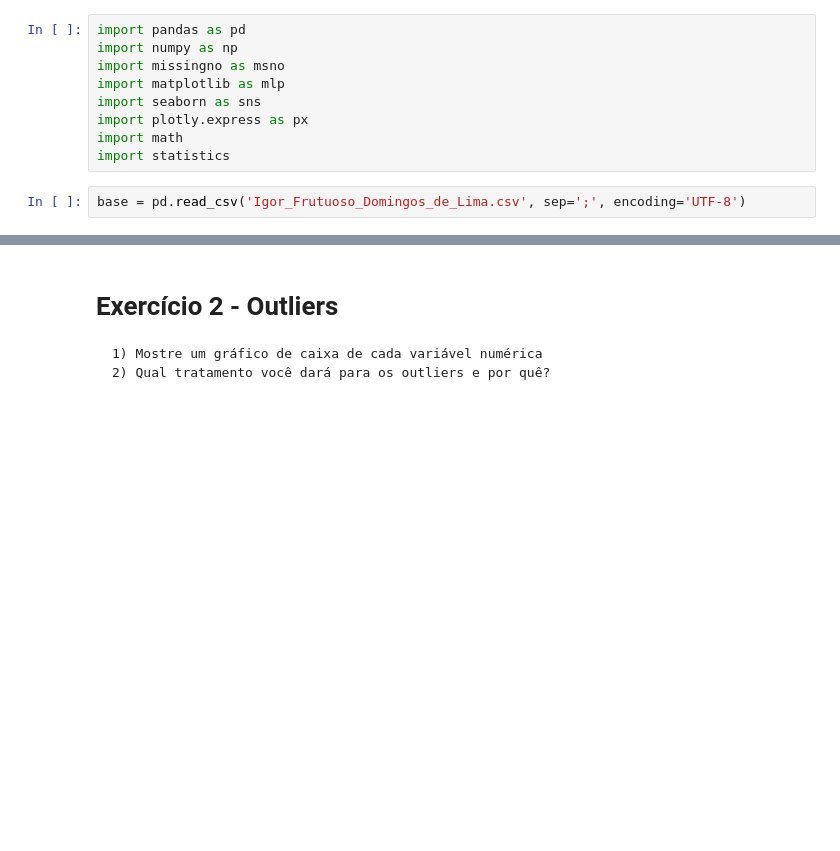
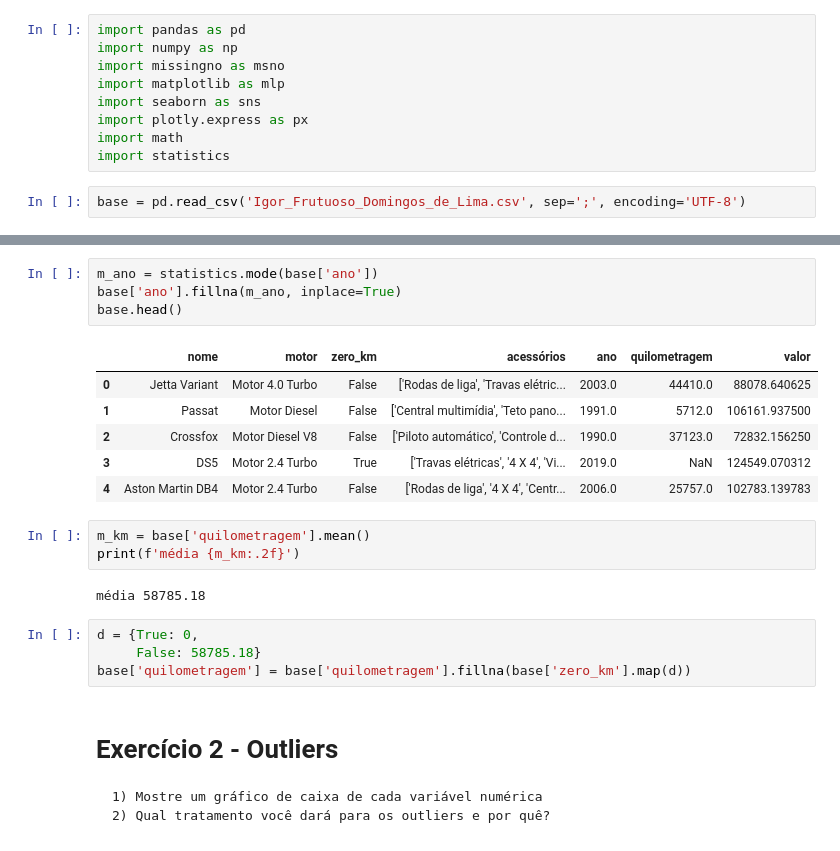
Before and after one commit to IgorFrutuoso/AC3-AED, a Jupyter notebook: Exercicios_AC3.ipynb, the cells around one changed output, grey strips where cells are left out. Cells and saved outputs as stored; diff of their text form; blank space fills up the shorter version.

```diff
--- a/Exercicios_AC3.ipynb
+++ b/Exercicios_AC3.ipynb
@@ -26,3 +48,23 @@ print(type(total_missings))
+# %%
+m_ano = statistics.mode(base['ano'])
+base['ano'].fillna(m_ano, inplace=True)
+base.head()
+# %% [output]
+|  | nome | motor | zero_km | acessórios | ano | quilometragem | valor |
+| 0 | Jetta Variant | Motor 4.0 Turbo | False | ['Rodas de liga', 'Travas elétric... | 2003.0 | 44410.0 | 88078.640625 |
+| 1 | Passat | Motor Diesel | False | ['Central multimídia', 'Teto pano... | 1991.0 | 5712.0 | 106161.937500 |
+| 2 | Crossfox | Motor Diesel V8 | False | ['Piloto automático', 'Controle d... | 1990.0 | 37123.0 | 72832.156250 |
+| 3 | DS5 | Motor 2.4 Turbo | True | ['Travas elétricas', '4 X 4', 'Vi... | 2019.0 | NaN | 124549.070312 |
+| 4 | Aston Martin DB4 | Motor 2.4 Turbo | False | ['Rodas de liga', '4 X 4', 'Centr... | 2006.0 | 25757.0 | 102783.139783 |
+# %%
+m_km = base['quilometragem'].mean()
+print(f'média {m_km:.2f}')
+# %% [output]
+média 58785.18
+# %%
+d = {True: 0,
+     False: 58785.18}
+base['quilometragem'] = base['quilometragem'].fillna(base['zero_km'].map(d))
 # %% [markdown]
 # Exercício 2 - Outliers
 
```
Also changed, not shown: parts of 7 cells of this notebook, 1 other file.
